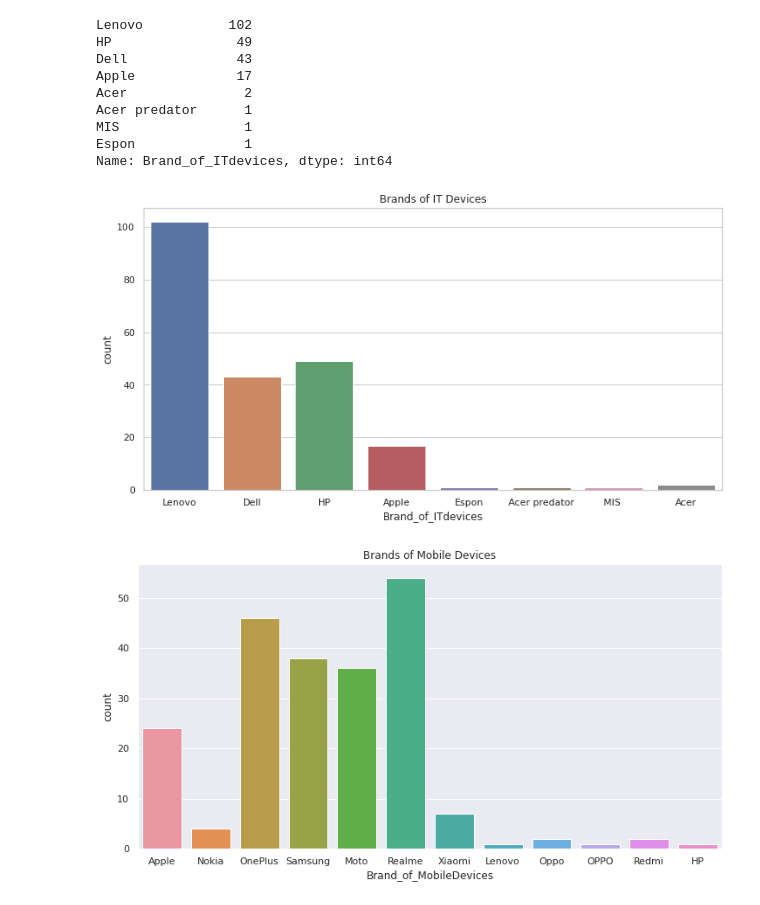
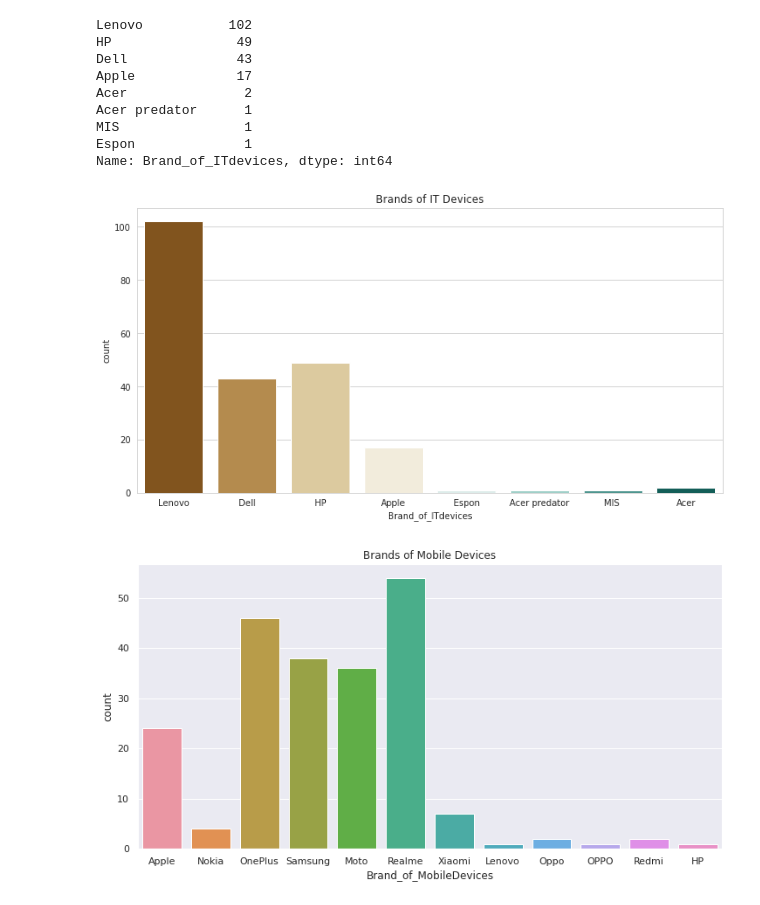
Before and after one commit to Sujatapanchal/MSCproject, a Jupyter notebook: Visualization_EPD.ipynb, the cells around one changed output. Drawn from its saved outputs; the diff is of its cells as text; code cells hidden in the pictures.

```diff
--- a/Visualization_EPD.ipynb
+++ b/Visualization_EPD.ipynb
@@ -229,6 +234,8 @@ df.sample(5)
 | 200 | 18-25 | Regularly | Very Often | Always | Sometimes | Sometimes | ... |
 | 126 | 18-25 | Regularly | Very Often | Always | Very Often | Very Often | ... |
 | 215 | 25-35 | Occasionally | Rarely | Sometimes | Always | Rarely | ... |
+# %%
+df['Age']=df['Age'].replace({'18-25': 0,'25-35' : 1,'35-50' : 2, '50 and above': 3 })
 # %%
 df['Type_of_the_product'].value_counts()
 # %% [output]
@@ -342,11 +349,11 @@ Name: Brand_of_ITdevices, dtype: int64
 # %%
 sns.set_style('whitegrid')
 plt.figure(figsize=(12,6))
-sns.countplot(x='Brand_of_ITdevices',data=df)
+sns.countplot(x='Brand_of_ITdevices',data=df, palette= 'BrBG')
 plt.title("Brands of IT Devices")
 plt.show()
 # %% [output]
-[figure, old version]
+[figure, new version]
 # %%
 sns.set_style('darkgrid')
 plt.figure(figsize=(12,6))
```
Also changed, not shown: parts of 10 cells of this notebook.
